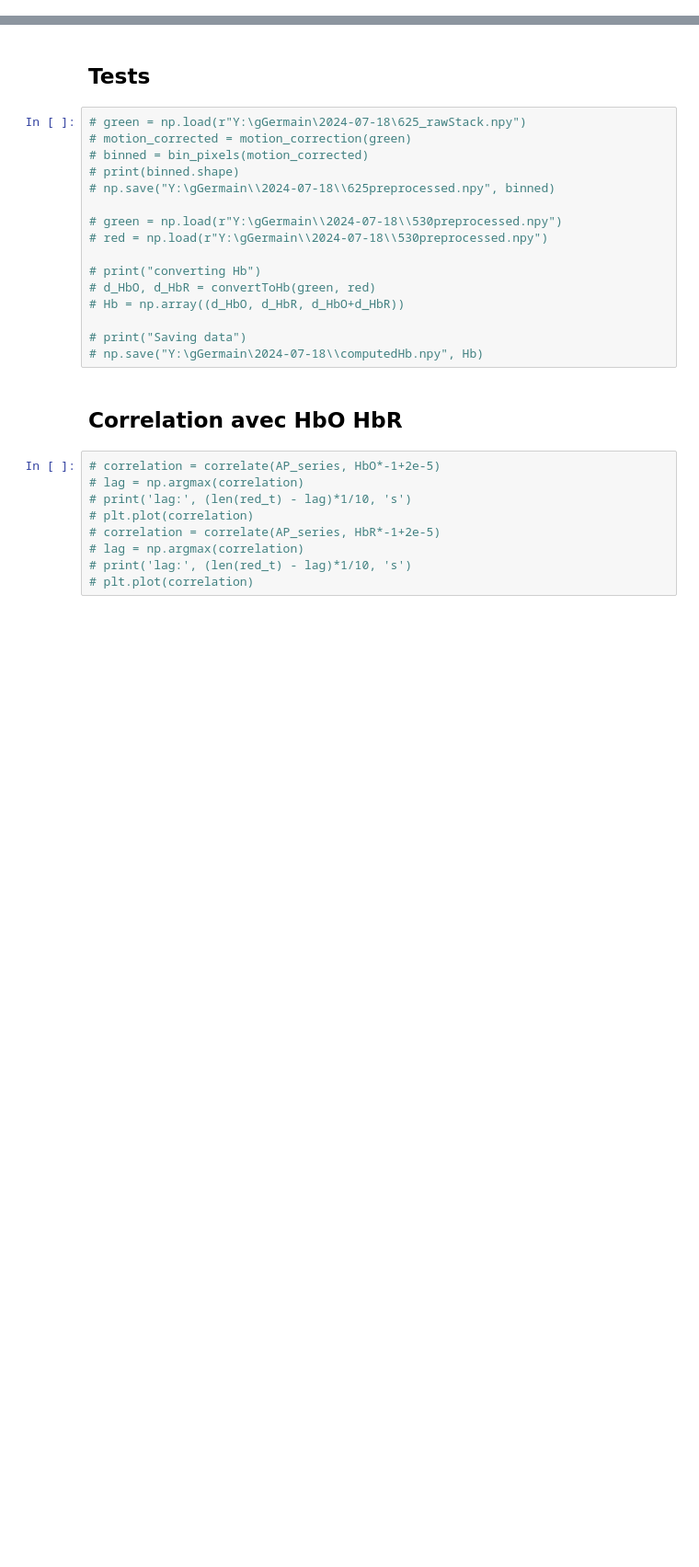
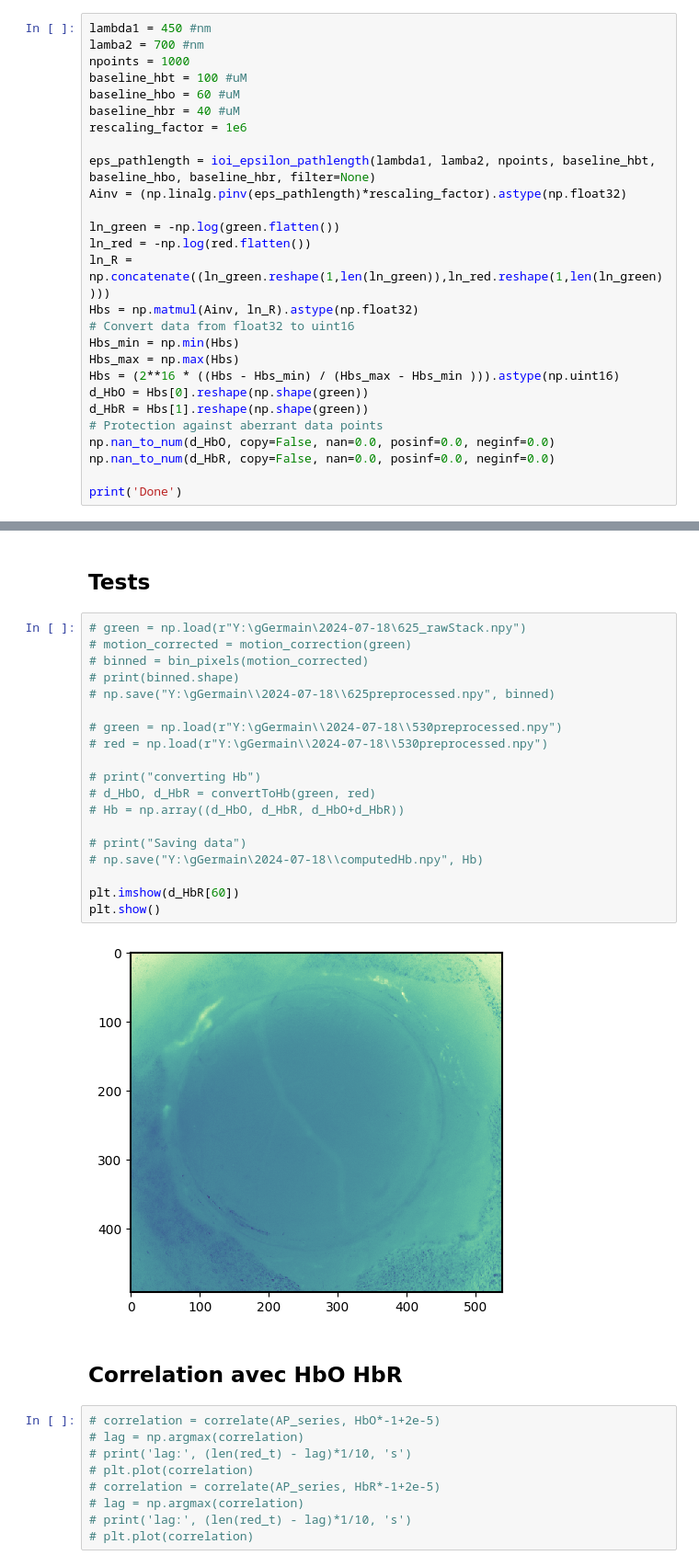
Before and after one commit to Laboratory-of-Vincent-Breton-Provencher/Widefield-Imaging-Acquisition, a Jupyter notebook: analysisPipeline/IOI.ipynb, the cells around one changed output, grey strips where cells are left out. Shown at 92% size. Drawn from its saved outputs; the diff is of its cells as text; blank space fills up the shorter version.

```diff
--- a/analysisPipeline/IOI.ipynb
+++ b/analysisPipeline/IOI.ipynb
@@ -573,0 +584,27 @@ if test:
+# %%
+lambda1 = 450 #nm
+lamba2 = 700 #nm
+npoints = 1000
+baseline_hbt = 100 #uM
+baseline_hbo = 60 #uM
+baseline_hbr = 40 #uM
+rescaling_factor = 1e6
+
+eps_pathlength = ioi_epsilon_pathlength(lambda1, lamba2, npoints, baseline_hbt, baseline_hbo, baseline_hbr, filter=None)
+Ainv = (np.linalg.pinv(eps_pathlength)*rescaling_factor).astype(np.float32)
+
+ln_green = -np.log(green.flatten())
+ln_red = -np.log(red.flatten())
+ln_R = np.concatenate((ln_green.reshape(1,len(ln_green)),ln_red.reshape(1,len(ln_green))))
+Hbs = np.matmul(Ainv, ln_R).astype(np.float32)
+# Convert data from float32 to uint16
+Hbs_min = np.min(Hbs)
+Hbs_max = np.max(Hbs)
+Hbs = (2**16 * ((Hbs - Hbs_min) / (Hbs_max - Hbs_min ))).astype(np.uint16)
+d_HbO = Hbs[0].reshape(np.shape(green))
+d_HbR = Hbs[1].reshape(np.shape(green))
+# Protection against aberrant data points
+np.nan_to_num(d_HbO, copy=False, nan=0.0, posinf=0.0, neginf=0.0)
+np.nan_to_num(d_HbR, copy=False, nan=0.0, posinf=0.0, neginf=0.0)
+
+print('Done')
@@ -576,19 +615,24 @@ if test:
 # %%
 # green = np.load(r"Y:\gGermain\2024-07-18\625_rawStack.npy")
 # motion_corrected = motion_correction(green)
 # binned = bin_pixels(motion_corrected)
 # print(binned.shape)
 # np.save("Y:\gGermain\\2024-07-18\\625preprocessed.npy", binned)
 
 # green = np.load(r"Y:\gGermain\\2024-07-18\\530preprocessed.npy")
 # red = np.load(r"Y:\gGermain\\2024-07-18\\530preprocessed.npy")
 
 # print("converting Hb")
 # d_HbO, d_HbR = convertToHb(green, red)
 # Hb = np.array((d_HbO, d_HbR, d_HbO+d_HbR))
 
 # print("Saving data")
 # np.save("Y:\gGermain\2024-07-18\\computedHb.npy", Hb)
+
+plt.imshow(d_HbR[60])
+plt.show()
+# %% [output]
+[figure, added]
 # %% [markdown]
 ## Correlation avec HbO HbR
 # %%
```
Also changed, not shown: parts of 4 cells of this notebook, 3 other files.
